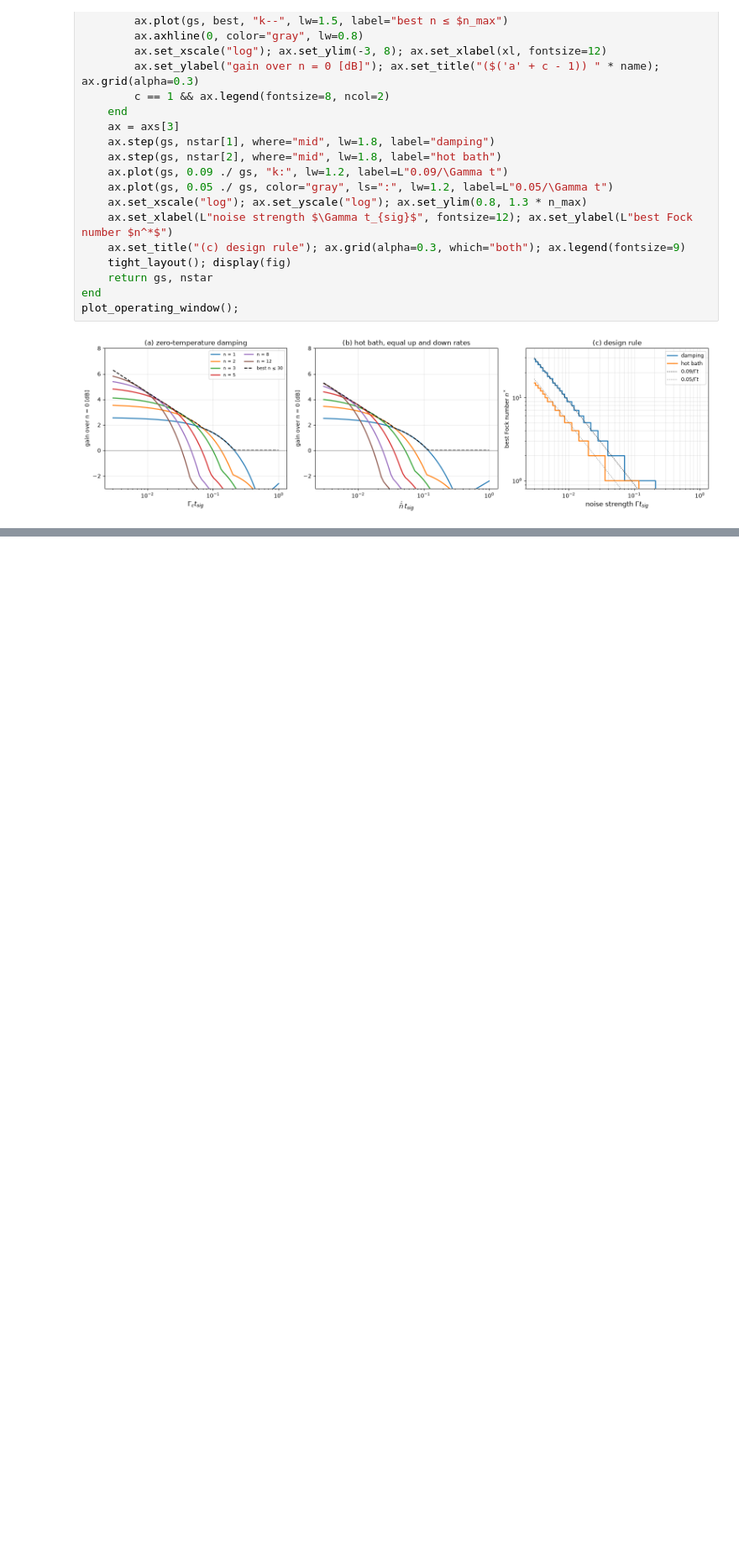
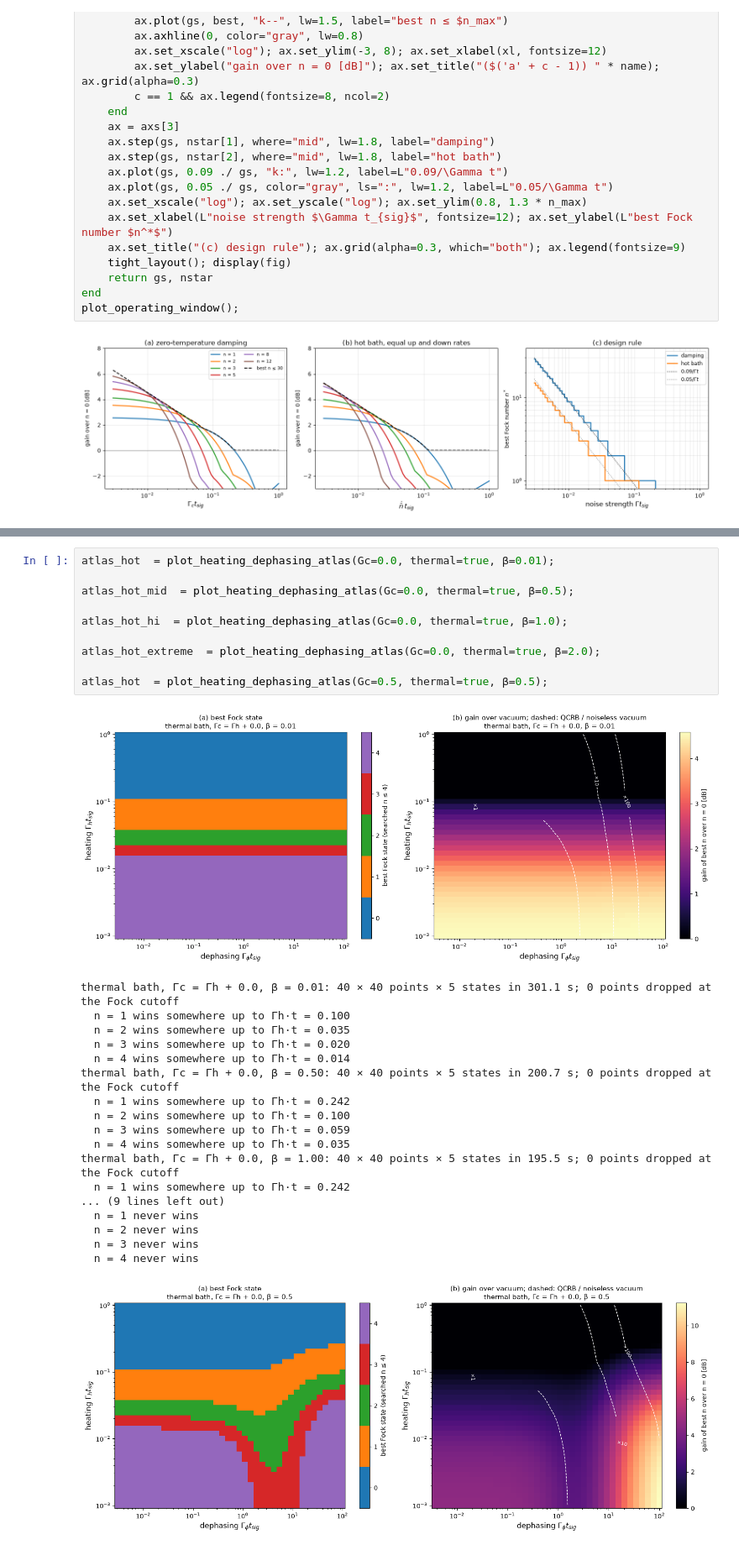
Before and after one commit to park2003/TestSQRLab, a Jupyter notebook: 1113_unified_qcrb.ipynb, the cells around one changed output, grey strips where cells are left out. Shown at 84% size. Saved outputs shown, nothing was run; the diff lists cells and outputs as text; blank space fills up the shorter version.

```diff
--- a/1113_unified_qcrb.ipynb
+++ b/1113_unified_qcrb.ipynb
@@ -978,0 +1070,30 @@ largest β = 3.00: winner n* along Γφt = 3 3 3 1 0 0 0 0
+# %%
+atlas_hot  = plot_heating_dephasing_atlas(Gc=0.0, thermal=true, β=0.01);
+
+atlas_hot_mid  = plot_heating_dephasing_atlas(Gc=0.0, thermal=true, β=0.5);
+
+atlas_hot_hi  = plot_heating_dephasing_atlas(Gc=0.0, thermal=true, β=1.0);
+
+atlas_hot_extreme  = plot_heating_dephasing_atlas(Gc=0.0, thermal=true, β=2.0);
+
+atlas_hot  = plot_heating_dephasing_atlas(Gc=0.5, thermal=true, β=0.5);
+# %% [output]
+[figure, added]
+thermal bath, Γc = Γh + 0.0, β = 0.01: 40 × 40 points × 5 states in 301.1 s; 0 points dropped at the Fock cutoff
+  n = 1 wins somewhere up to Γh·t = 0.100
+  n = 2 wins somewhere up to Γh·t = 0.035
+  n = 3 wins somewhere up to Γh·t = 0.020
+  n = 4 wins somewhere up to Γh·t = 0.014
+thermal bath, Γc = Γh + 0.0, β = 0.50: 40 × 40 points × 5 states in 200.7 s; 0 points dropped at the Fock cutoff
+  n = 1 wins somewhere up to Γh·t = 0.242
+  n = 2 wins somewhere up to Γh·t = 0.100
+  n = 3 wins somewhere up to Γh·t = 0.059
+  n = 4 wins somewhere up to Γh·t = 0.035
+thermal bath, Γc = Γh + 0.0, β = 1.00: 40 × 40 points × 5 states in 195.5 s; 0 points dropped at the Fock cutoff
+  n = 1 wins somewhere up to Γh·t = 0.242
+... (9 lines left out)
+  n = 1 never wins
+  n = 2 never wins
+  n = 3 never wins
+  n = 4 never wins
+[figure, added]
```
Also changed, not shown: parts of 19 cells of this notebook.
